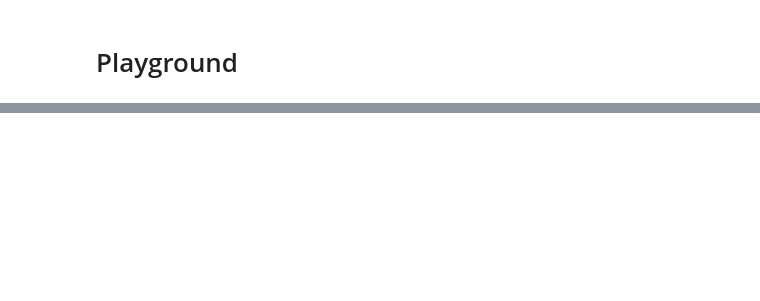
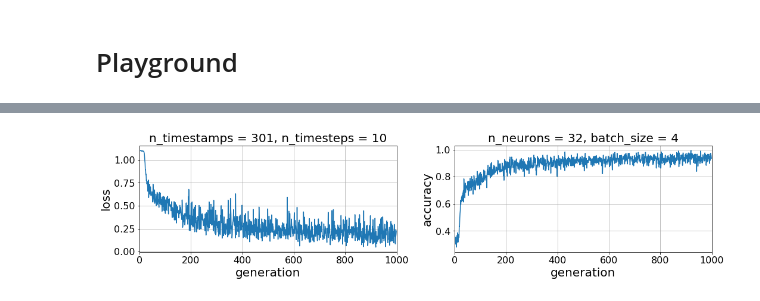
Before and after one commit to WillieMaddox/DiscRimNN, a Jupyter notebook: discrimnn.ipynb, the cells around one changed output, grey strips where cells are left out. Drawn from its saved outputs; the diff is of its cells as text; code cells hidden in the pictures; blank space fills up the shorter version.

```diff
--- a/discrimnn.ipynb
+++ b/discrimnn.ipynb
@@ -234,18 +264,18 @@ batch_size = 4
 # define model
 model = Sequential()
 # model.add(Masking(mask_value=-1, input_shape=(1,)))
-# model.add(LSTM(n_neurons, input_shape=(n_timesteps, 1), return_sequences=True))
+model.add(LSTM(n_neurons, input_shape=(n_timesteps, 1), return_sequences=True))
 # model.add(LSTM(n_neurons, input_shape=self.input_shape, return_sequences=False, dropout=0.5))
 # model.add(LSTM(n_neurons, input_shape=(2, 1)))
 # model.add(LSTM(n_neurons, input_shape=(n_timesteps, 2)))
-model.add(LSTM(n_neurons, batch_input_shape=(batch_size, n_timesteps, 1), stateful=True, return_sequences=True))
+# model.add(LSTM(n_neurons, batch_input_shape=(batch_size, n_timesteps, 1), stateful=True, return_sequences=True))
 # model.add(LSTM(n_neurons, batch_input_shape=(n_timesteps, 1, 1), stateful=True, return_sequences=True))
 # model.add(LSTM(n_neurons, batch_input_shape=(n_timesteps, 1, 1), stateful=True))
 # model.add(LSTM(n_neurons, return_sequences=True))
-# model.add(LSTM(n_neurons))
+model.add(LSTM(n_neurons))
 # for _ in range(n_layers):
 #     model.add(LSTM(n_neurons, stateful=True, return_sequences=True))
-model.add(LSTM(n_neurons, stateful=True))
+# model.add(LSTM(n_neurons, stateful=True))
 model.add(Dense(n_signals, activation='softmax'))
 # model.add(Dropout(0.5))
 # model.add(Reshape((n_neurons, n_signals, 1)))
@@ -263,5 +307,5 @@ plot_model(model, to_file=model_summary_filename, show_shapes=True, show_layer_n
 # %%
-n_generations = 20
+n_generations = 1000
 n_epochs = 1
 save_every = 10
 
@@ -291,27 +353,30 @@ df_stats.to_csv(training_stats_filename, mode='w', index=False, header=True)
 # %%
 fig, ax = plt.subplots(nrows=1, ncols=2, figsize=(15, 4))
 
 ax[0].plot(df_stats.loss)
 # ax[0].plot(df_stats.loss, color='grey', alpha=0.3)
 # hw_loss = reversed_recombined_holt_winters(np.array(df_stats.loss))
 # ax[0].plot(hw_loss)
 ax[0].set_title(r'n_timestamps = {}, n_timesteps = {}'.format(n_timestamps, n_timesteps))
 ax[0].set_xlabel(r'generation')
 ax[0].set_xlim((0, n_generations))
 ax[0].set_ylabel(r'loss')
 ax[0].grid(True)
 
 ax[1].plot(df_stats.acc)
 # ax[1].plot(df_stats.acc, color='grey', alpha=0.3)
 # hw_acc = reversed_recombined_holt_winters(np.array(df_stats.acc))
 # ax[1].plot(hw_acc)
 ax[1].set_title(r'n_neurons = {}, batch_size = {}'.format(n_neurons, batch_size))
 ax[1].set_xlabel(r'generation')
 ax[1].set_xlim((0, n_generations))
 ax[1].set_ylabel(r'accuracy')
 ax[1].grid(True)
 plt.savefig(os.path.join(msig.out_dir, 'loss_acc.png'))
+plt.tight_layout()
 plt.show()
+# %% [output]
+[figure, added]
 # %%
 x_test, y_test = msig.generate()
 score = model.evaluate(x_test, y_test, batch_size=batch_size)
```
Also changed, not shown: parts of 9 cells of this notebook, 1 other file.
